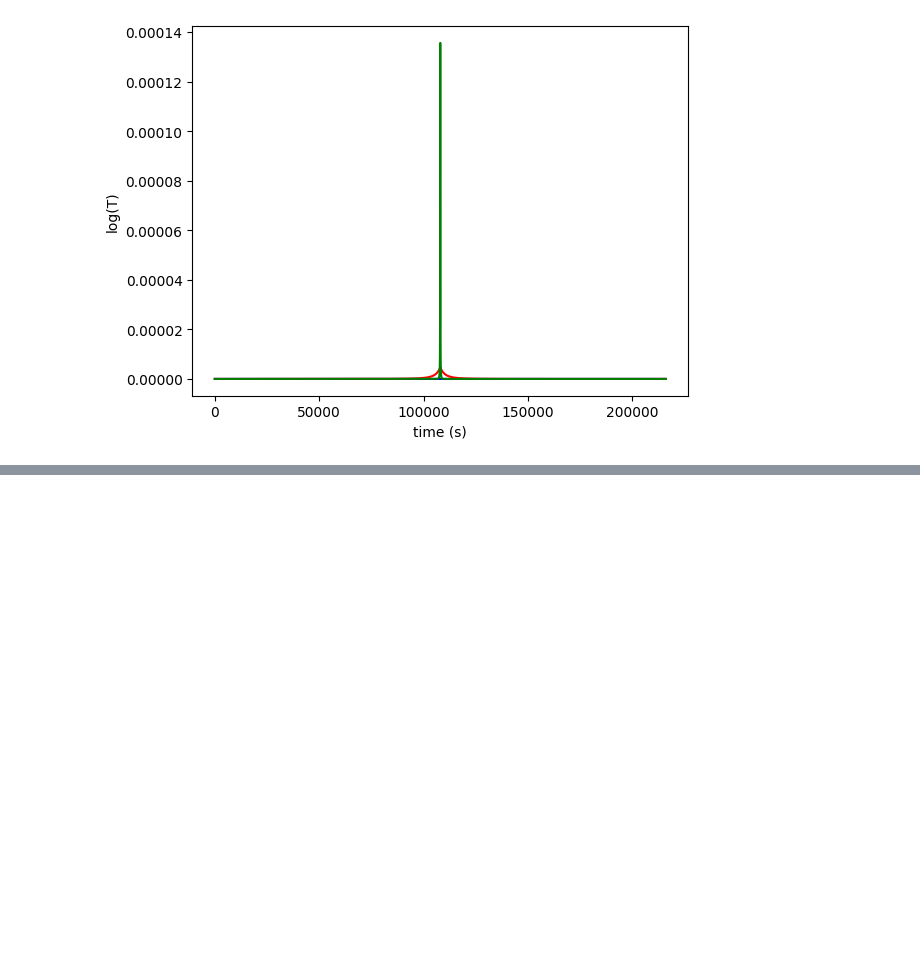
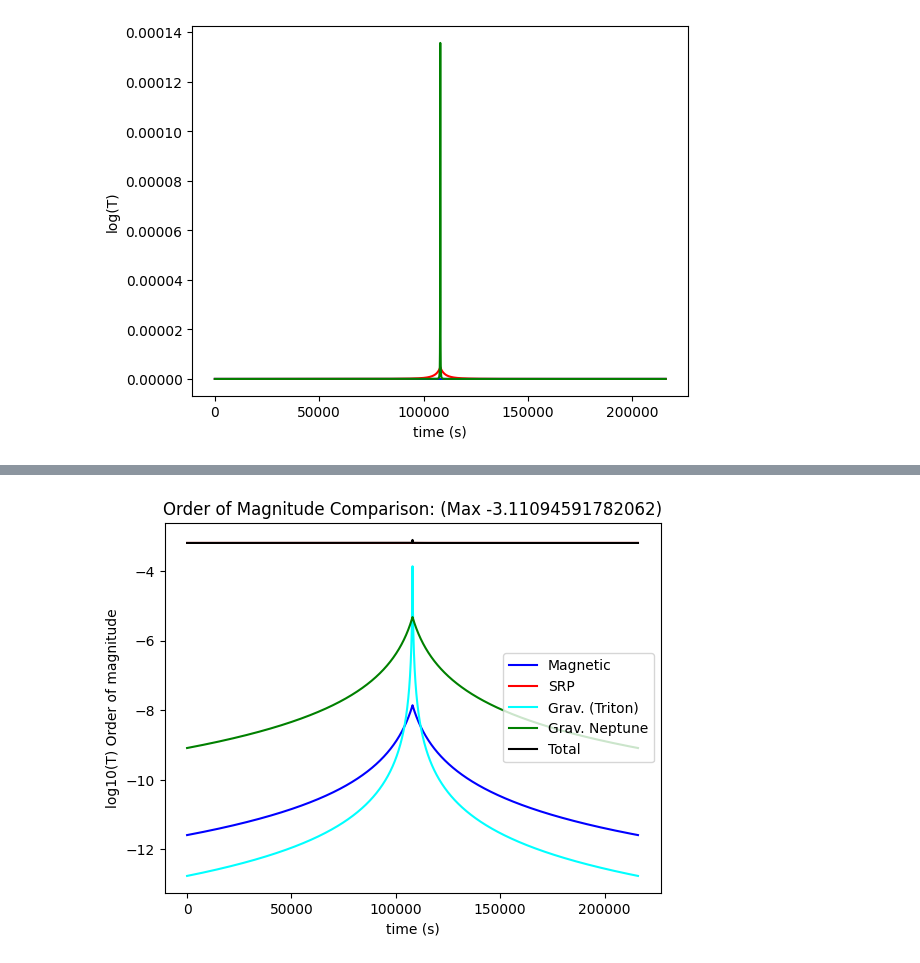
Before and after one commit to Menamonmon/on-axis-momentum, a Jupyter notebook: disturbances.ipynb, the cells around one changed output, grey strips where cells are left out. Saved outputs shown, nothing was run; the diff lists cells and outputs as text; code cells hidden in the pictures; blank space fills up the shorter version.

```diff
--- a/disturbances.ipynb
+++ b/disturbances.ipynb
@@ -191,0 +214,29 @@ dataframe.to_csv("./data/cached_disturbances_time_series.csv", encoding="utf-8")
+# %%
+
+# Plotting the total torque (order of magnitude) over the course of the mission
+T_lg = np.log10(T)
+
+if dataframe is not None:
+	Tm_neptune_lg = dataframe["Tm_neptune_lg"]
+	Tg_triton_lg = dataframe["Tg_triton_lg"]
+	Tg_neptune_lg = dataframe["Tg_neptune_lg"]
+	Ts_t_lg = dataframe["Ts_t_lg"]
+else:
+	Tm_neptune_lg = np.log10(Tm_neptune)
+	Ts_t_lg = np.log10(Ts_t)
+	Tg_triton_lg = np.log10(Tg_triton)
+	Tg_neptune_lg = np.log10(Tg_neptune)
+
+plt.plot(t, Tm_neptune_lg, color="blue", label="Magnetic")
+plt.plot(t, Ts_t_lg, color="red", label="SRP")
+plt.plot(t, Tg_triton_lg, color="cyan", label="Grav. (Triton)")
+plt.plot(t, Tg_neptune_lg, color="green", label="Grav. Neptune")
+plt.plot(t, T_lg, color="black", label="Total")
+plt.legend()
+
+plt.title(f"Order of Magnitude Comparison: (Max {np.max(np.log10(T))})")
+plt.xlabel("time (s)")
+plt.ylabel("log10(T) Order of magnitude")
+plt.show()
+# %% [output]
+[figure, added]
```
Also changed, not shown: parts of 7 cells of this notebook, 1 other file.
